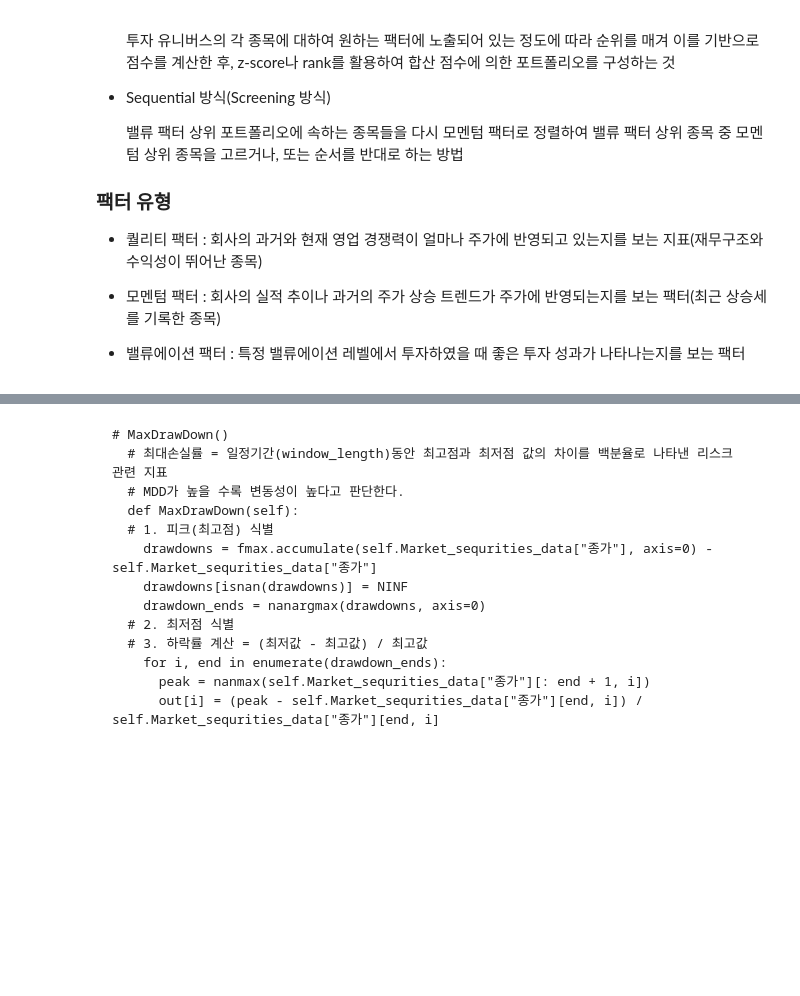
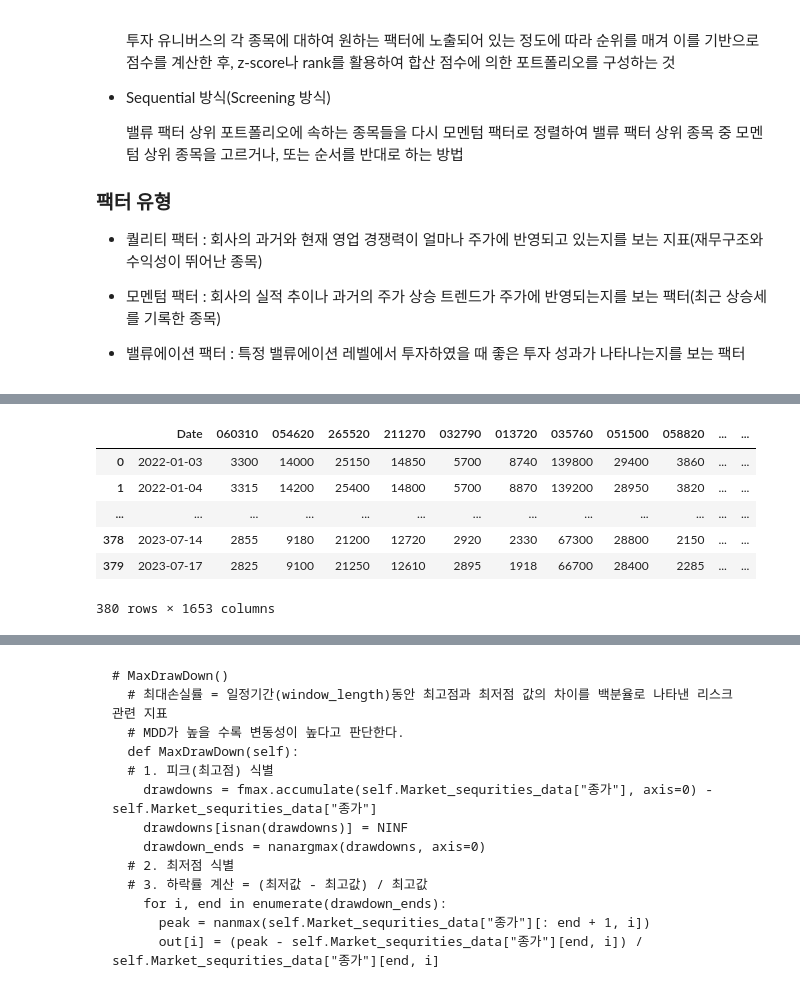
Before and after one commit to ksydata/HanaDTUniv_ToyObject, a Jupyter notebook: MultiFactorScreening.ipynb, the cells around one changed output, grey strips where cells are left out. Saved outputs shown, nothing was run; the diff lists cells and outputs as text; code cells hidden in the pictures; blank space fills up the shorter version.

```diff
--- a/MultiFactorScreening.ipynb
+++ b/MultiFactorScreening.ipynb
@@ -411,0 +483,10 @@ KOSDAQ_TICKER
+# %%
+KOSDAQ_CLOSE
+# %% [output]
+|  | Date | 060310 | 054620 | 265520 | 211270 | 032790 | 013720 | 035760 | 051500 | 058820 | ... | ... |
+| 0 | 2022-01-03 | 3300 | 14000 | 25150 | 14850 | 5700 | 8740 | 139800 | 29400 | 3860 | ... | ... |
+| 1 | 2022-01-04 | 3315 | 14200 | 25400 | 14800 | 5700 | 8870 | 139200 | 28950 | 3820 | ... | ... |
+| ... | ... | ... | ... | ... | ... | ... | ... | ... | ... | ... | ... | ... |
+| 378 | 2023-07-14 | 2855 | 9180 | 21200 | 12720 | 2920 | 2330 | 67300 | 28800 | 2150 | ... | ... |
+| 379 | 2023-07-17 | 2825 | 9100 | 21250 | 12610 | 2895 | 1918 | 66700 | 28400 | 2285 | ... | ... |
+380 rows × 1653 columns
```
Also changed, not shown: parts of 17 cells of this notebook.
